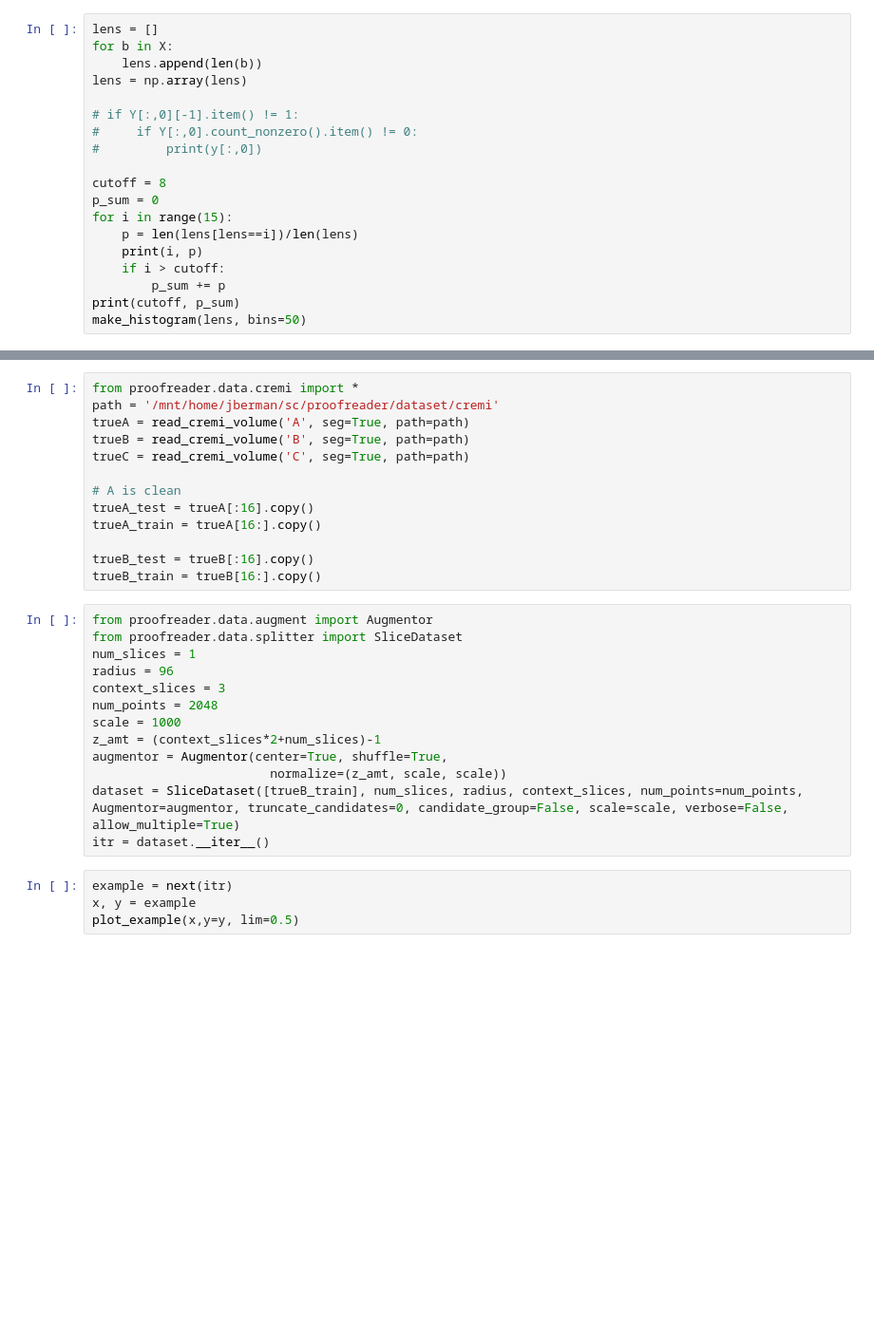
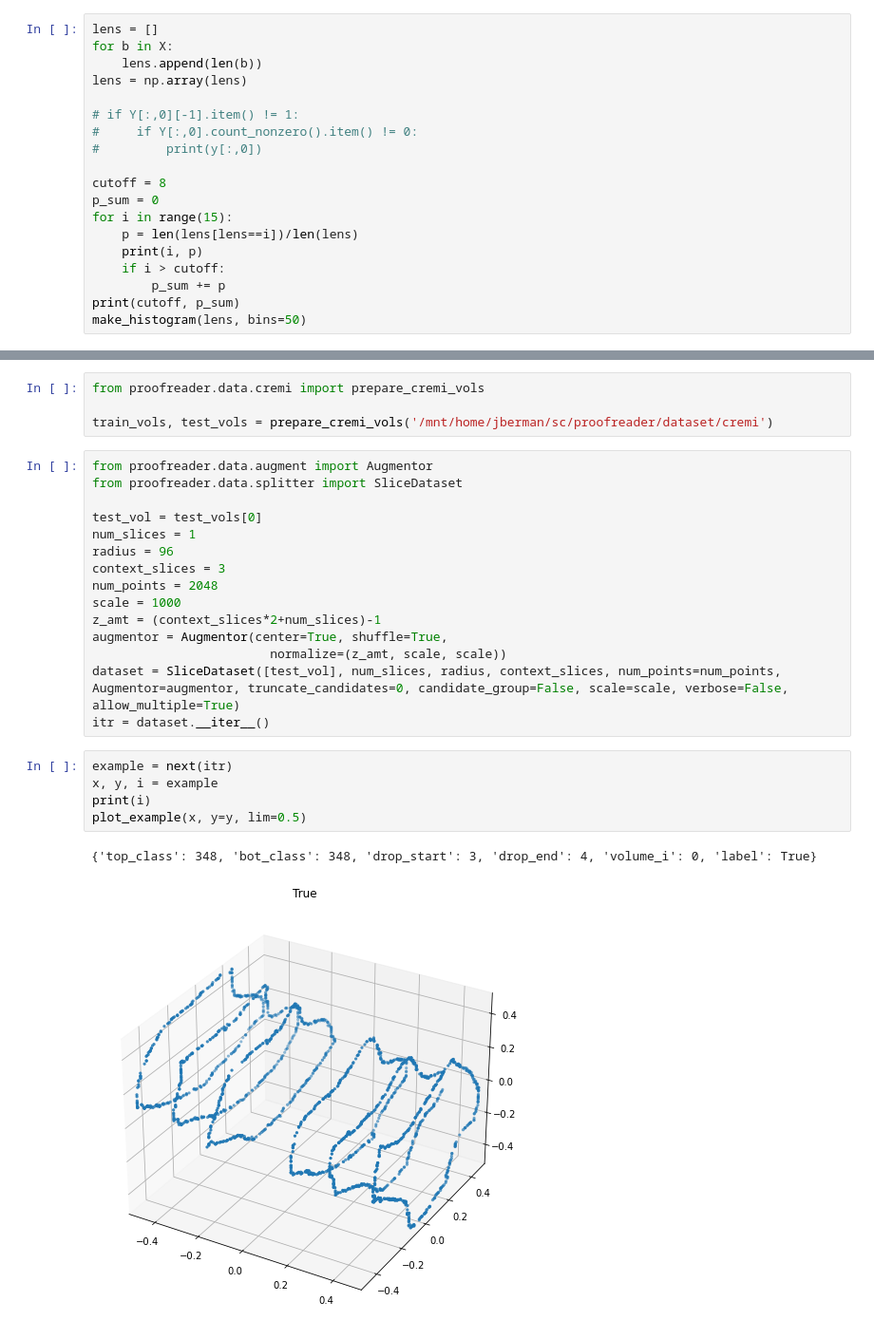
Before and after one commit to image-infomatics/proofreader, a Jupyter notebook: proofreader/notebooks/training_example.ipynb, the cells around one changed output, grey strips where cells are left out. Shown: that part at 95% size. Saved outputs shown, nothing was run; the diff lists cells and outputs as text; blank space fills up the shorter version.

```diff
--- a/proofreader/notebooks/training_example.ipynb
+++ b/proofreader/notebooks/training_example.ipynb
@@ -256,19 +83,12 @@ for i,x in enumerate(X[200:300]):
-# %%
-from proofreader.data.cremi import *
-path = '/mnt/home/jberman/sc/proofreader/dataset/cremi'
-trueA = read_cremi_volume('A', seg=True, path=path)
-trueB = read_cremi_volume('B', seg=True, path=path)
-trueC = read_cremi_volume('C', seg=True, path=path)
-
-# A is clean
-trueA_test = trueA[:16].copy()
-trueA_train = trueA[16:].copy()
-
-trueB_test = trueB[:16].copy()
-trueB_train = trueB[16:].copy()
+# %%
+from proofreader.data.cremi import prepare_cremi_vols
+
+train_vols, test_vols = prepare_cremi_vols('/mnt/home/jberman/sc/proofreader/dataset/cremi')
 # %%
 from proofreader.data.augment import Augmentor
 from proofreader.data.splitter import SliceDataset
+
+test_vol = test_vols[0]
 num_slices = 1
 radius = 96
 context_slices = 3
@@ -277,9 +97,13 @@ scale = 1000
 z_amt = (context_slices*2+num_slices)-1
 augmentor = Augmentor(center=True, shuffle=True,
                         normalize=(z_amt, scale, scale))
-dataset = SliceDataset([trueB_train], num_slices, radius, context_slices, num_points=num_points, Augmentor=augmentor, truncate_candidates=0, candidate_group=False, scale=scale, verbose=False, allow_multiple=True)
+dataset = SliceDataset([test_vol], num_slices, radius, context_slices, num_points=num_points, Augmentor=augmentor, truncate_candidates=0, candidate_group=False, scale=scale, verbose=False, allow_multiple=True)
 itr = dataset.__iter__()
 # %%
 example = next(itr)
-x, y = example
-plot_example(x,y=y, lim=0.5)
+x, y, i = example
+print(i)
+plot_example(x, y=y, lim=0.5)
+# %% [output]
+{'top_class': 348, 'bot_class': 348, 'drop_start': 3, 'drop_end': 4, 'volume_i': 0, 'label': True}
+[figure, added]
```
Also changed, not shown: parts of 18 cells of this notebook, 7 other files.
